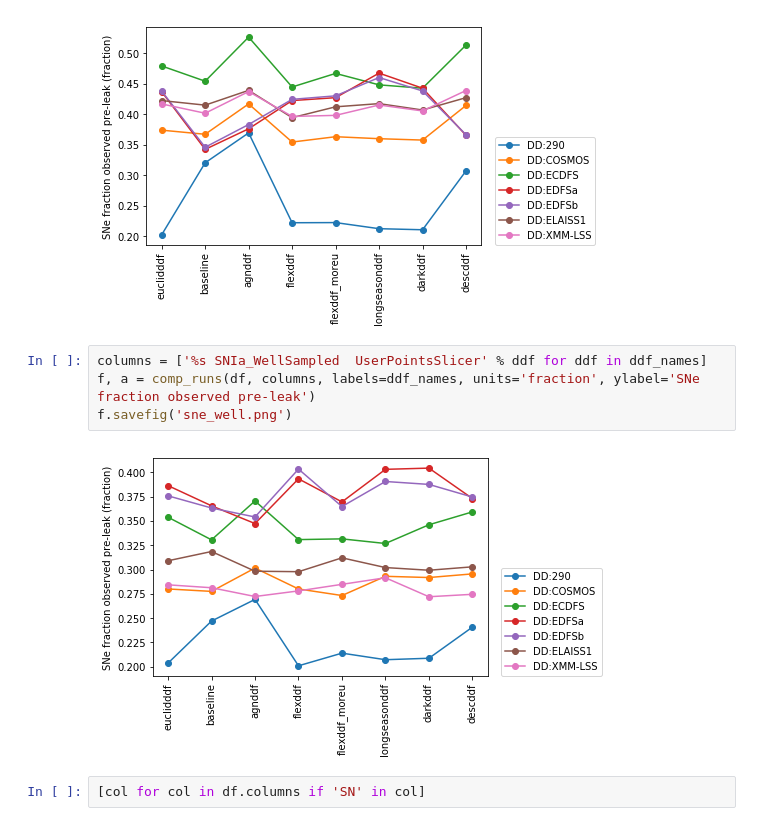
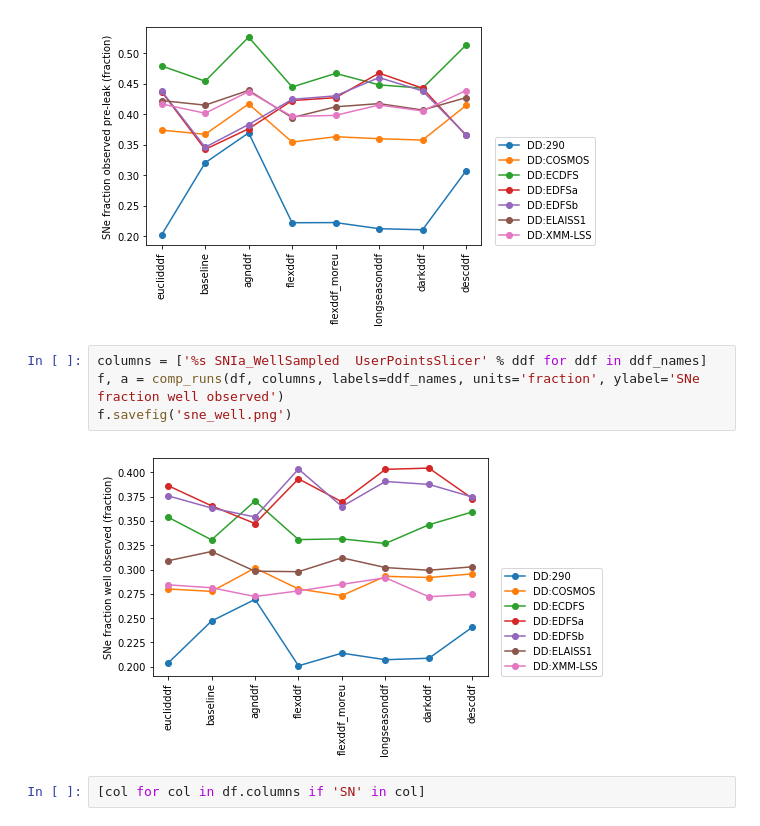
Before and after one commit to lsst-sims/sims_featureScheduler_runs1.4, a Jupyter notebook: ddf_comp/compare_ddf_runs.ipynb, the cells around one changed output. Cells and saved outputs as stored; diff of their text form.

```diff
--- a/ddf_comp/compare_ddf_runs.ipynb
+++ b/ddf_comp/compare_ddf_runs.ipynb
@@ -106,10 +106,10 @@ f.savefig('sne_pre_peak.png')
 [figure]
 # %%
 columns = ['%s SNIa_WellSampled  UserPointsSlicer' % ddf for ddf in ddf_names]
-f, a = comp_runs(df, columns, labels=ddf_names, units='fraction', ylabel='SNe fraction observed pre-leak')
+f, a = comp_runs(df, columns, labels=ddf_names, units='fraction', ylabel='SNe fraction well observed')
 f.savefig('sne_well.png')
 # %% [output]
-[figure, old version]
+[figure, new version]
 # %%
 [col for col in df.columns if 'SN' in col]
 # %% [output]
```
Also changed, not shown: 13 other files.
